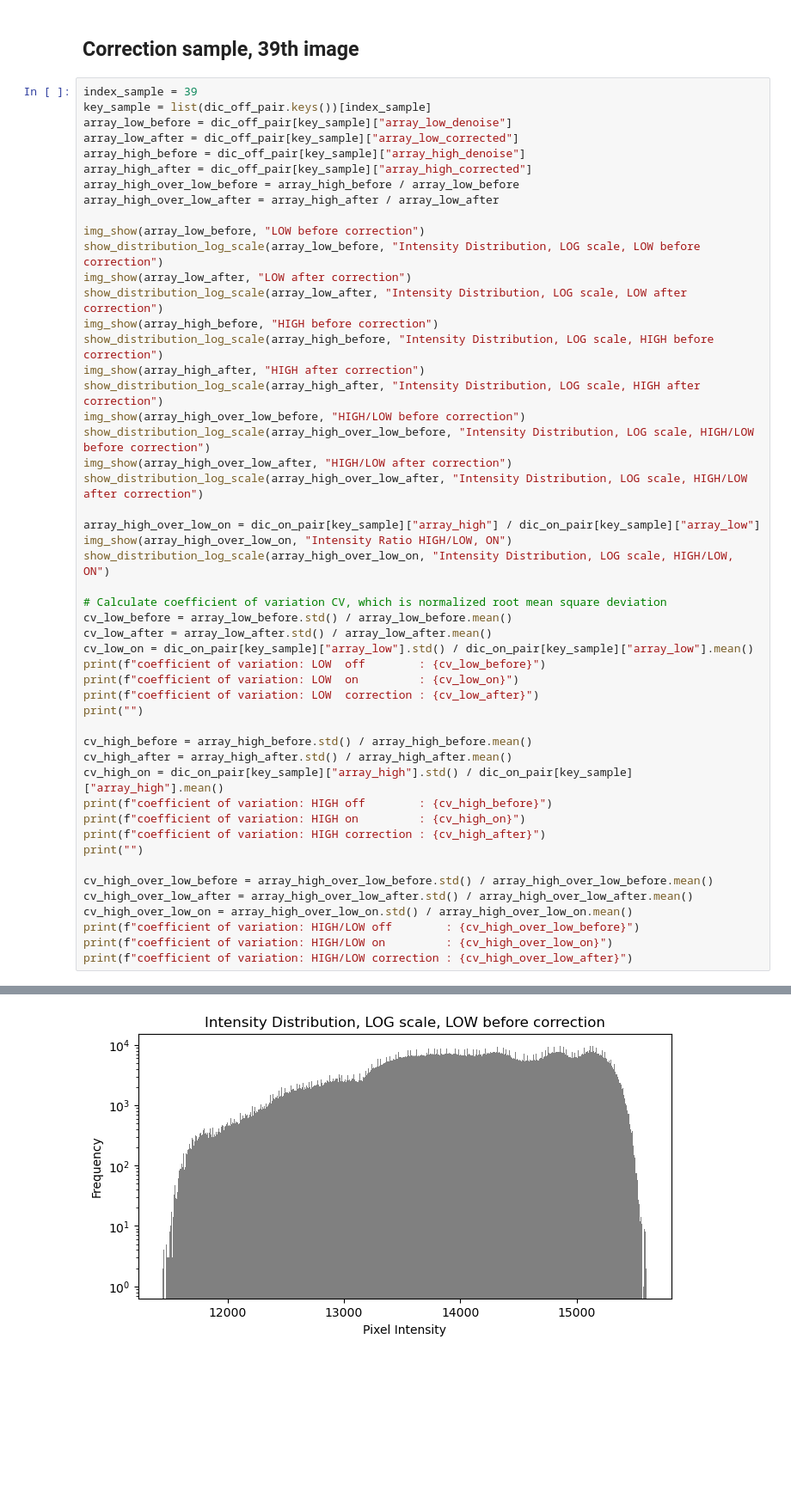
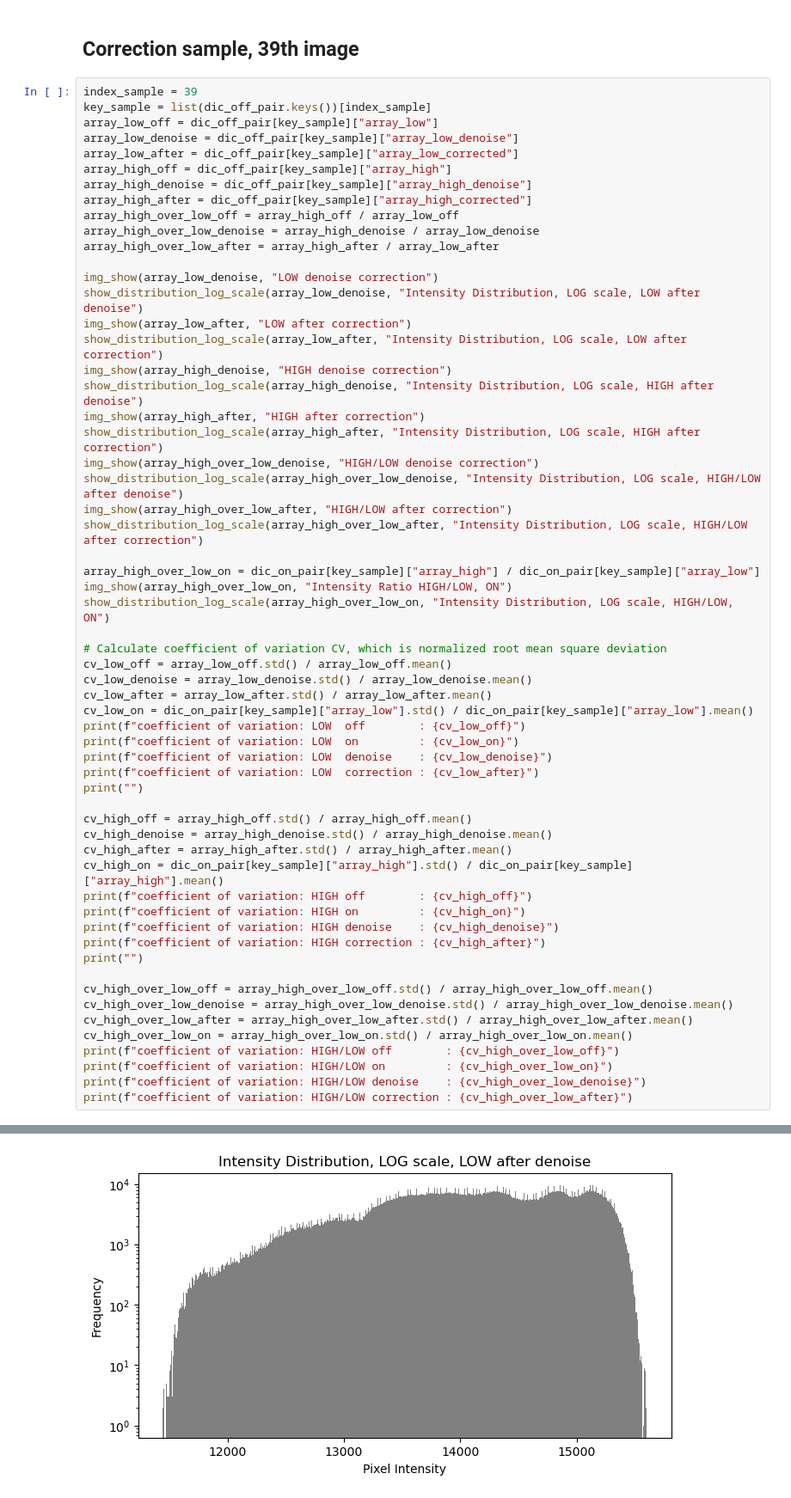
Before and after one commit to naltang/xless, a Jupyter notebook: stat_low_and_high.ipynb, the cells around one changed output, grey strips where cells are left out. Shown at 86% size. Cells and saved outputs as stored; diff of their text form; blank space fills up the shorter version.

```diff
--- a/stat_low_and_high.ipynb
+++ b/stat_low_and_high.ipynb
@@ -484,55 +485,64 @@ plt.show()
 # %%
 index_sample = 39
 key_sample = list(dic_off_pair.keys())[index_sample]
-array_low_before = dic_off_pair[key_sample]["array_low_denoise"]
+array_low_off = dic_off_pair[key_sample]["array_low"]
+array_low_denoise = dic_off_pair[key_sample]["array_low_denoise"]
 array_low_after = dic_off_pair[key_sample]["array_low_corrected"]
-array_high_before = dic_off_pair[key_sample]["array_high_denoise"]
+array_high_off = dic_off_pair[key_sample]["array_high"]
+array_high_denoise = dic_off_pair[key_sample]["array_high_denoise"]
 array_high_after = dic_off_pair[key_sample]["array_high_corrected"]
-array_high_over_low_before = array_high_before / array_low_before
+array_high_over_low_off = array_high_off / array_low_off
+array_high_over_low_denoise = array_high_denoise / array_low_denoise
 array_high_over_low_after = array_high_after / array_low_after
 
-img_show(array_low_before, "LOW before correction")
-show_distribution_log_scale(array_low_before, "Intensity Distribution, LOG scale, LOW before correction")
+img_show(array_low_denoise, "LOW denoise correction")
+show_distribution_log_scale(array_low_denoise, "Intensity Distribution, LOG scale, LOW after denoise")
 img_show(array_low_after, "LOW after correction")
 show_distribution_log_scale(array_low_after, "Intensity Distribution, LOG scale, LOW after correction")
-img_show(array_high_before, "HIGH before correction")
-show_distribution_log_scale(array_high_before, "Intensity Distribution, LOG scale, HIGH before correction")
+img_show(array_high_denoise, "HIGH denoise correction")
+show_distribution_log_scale(array_high_denoise, "Intensity Distribution, LOG scale, HIGH after denoise")
 img_show(array_high_after, "HIGH after correction")
 show_distribution_log_scale(array_high_after, "Intensity Distribution, LOG scale, HIGH after correction")
-img_show(array_high_over_low_before, "HIGH/LOW before correction")
-show_distribution_log_scale(array_high_over_low_before, "Intensity Distribution, LOG scale, HIGH/LOW before correction")
+img_show(array_high_over_low_denoise, "HIGH/LOW denoise correction")
+show_distribution_log_scale(array_high_over_low_denoise, "Intensity Distribution, LOG scale, HIGH/LOW after denoise")
 img_show(array_high_over_low_after, "HIGH/LOW after correction")
 show_distribution_log_scale(array_high_over_low_after, "Intensity Distribution, LOG scale, HIGH/LOW after correction")
 
 array_high_over_low_on = dic_on_pair[key_sample]["array_high"] / dic_on_pair[key_sample]["array_low"]
 img_show(array_high_over_low_on, "Intensity Ratio HIGH/LOW, ON")
 show_distribution_log_scale(array_high_over_low_on, "Intensity Distribution, LOG scale, HIGH/LOW, ON")
 
 # Calculate coefficient of variation CV, which is normalized root mean square deviation
-cv_low_before = array_low_before.std() / array_low_before.mean()
+cv_low_off = array_low_off.std() / array_low_off.mean()
+cv_low_denoise = array_low_denoise.std() / array_low_denoise.mean()
 cv_low_after = array_low_after.std() / array_low_after.mean()
 cv_low_on = dic_on_pair[key_sample]["array_low"].std() / dic_on_pair[key_sample]["array_low"].mean()
-print(f"coefficient of variation: LOW  off        : {cv_low_before}")
+print(f"coefficient of variation: LOW  off        : {cv_low_off}")
 print(f"coefficient of variation: LOW  on         : {cv_low_on}")
+print(f"coefficient of variation: LOW  denoise    : {cv_low_denoise}")
 print(f"coefficient of variation: LOW  correction : {cv_low_after}")
 print("")
 
-cv_high_before = array_high_before.std() / array_high_before.mean()
+cv_high_off = array_high_off.std() / array_high_off.mean()
+cv_high_denoise = array_high_denoise.std() / array_high_denoise.mean()
 cv_high_after = array_high_after.std() / array_high_after.mean()
 cv_high_on = dic_on_pair[key_sample]["array_high"].std() / dic_on_pair[key_sample]["array_high"].mean()
-print(f"coefficient of variation: HIGH off        : {cv_high_before}")
+print(f"coefficient of variation: HIGH off        : {cv_high_off}")
 print(f"coefficient of variation: HIGH on         : {cv_high_on}")
+print(f"coefficient of variation: HIGH denoise    : {cv_high_denoise}")
 print(f"coefficient of variation: HIGH correction : {cv_high_after}")
 print("")
 
-cv_high_over_low_before = array_high_over_low_before.std() / array_high_over_low_before.mean()
+cv_high_over_low_off = array_high_over_low_off.std() / array_high_over_low_off.mean()
+cv_high_over_low_denoise = array_high_over_low_denoise.std() / array_high_over_low_denoise.mean()
 cv_high_over_low_after = array_high_over_low_after.std() / array_high_over_low_after.mean()
 cv_high_over_low_on = array_high_over_low_on.std() / array_high_over_low_on.mean()
-print(f"coefficient of variation: HIGH/LOW off        : {cv_high_over_low_before}")
+print(f"coefficient of variation: HIGH/LOW off        : {cv_high_over_low_off}")
 print(f"coefficient of variation: HIGH/LOW on         : {cv_high_over_low_on}")
+print(f"coefficient of variation: HIGH/LOW denoise    : {cv_high_over_low_denoise}")
 print(f"coefficient of variation: HIGH/LOW correction : {cv_high_over_low_after}")
 # %% [output]
 [figure]
-[figure, old version]
+[figure, new version]
 [figure]
 [figure]
```
Also changed, not shown: parts of 3 cells of this notebook, 6 other files.
